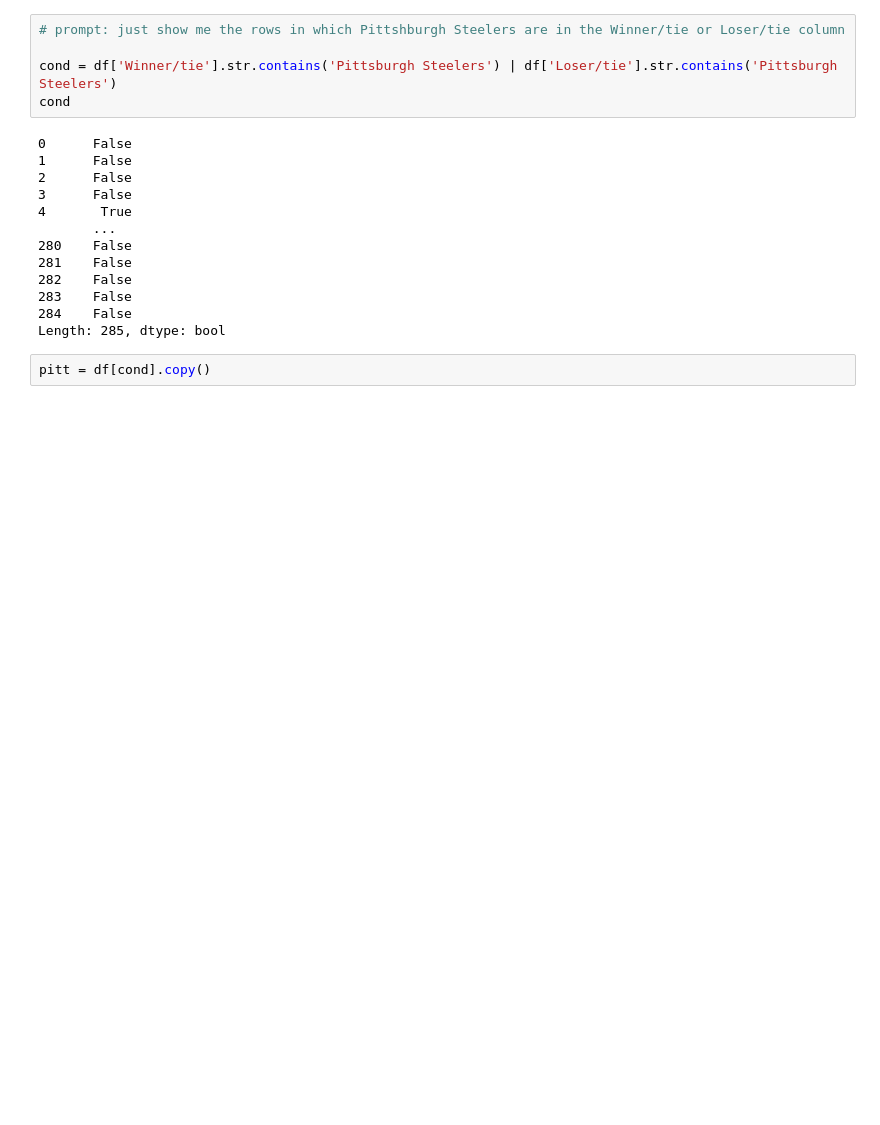
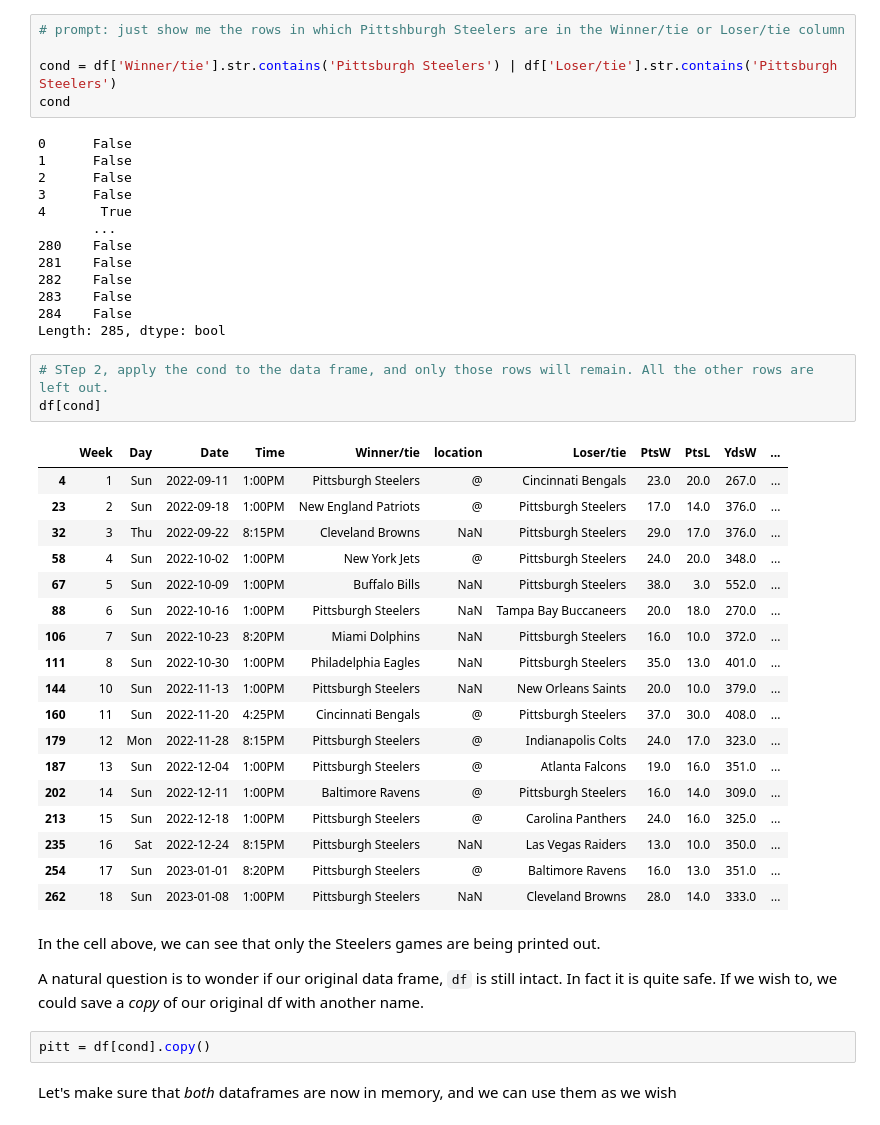
Before and after one commit to OptimalDecisions/sports-analytics-foundations, a Jupyter notebook: sa-getting-started/SA_1_0_0_Taking_Python_and_Pandas_for_a_Sports_Workout.ipynb, the cells around one changed output. Saved outputs shown, nothing was run; the diff lists cells and outputs as text; blank space fills up the shorter version.

```diff
--- a/sa-getting-started/SA_1_0_0_Taking_Python_and_Pandas_for_a_Sports_Workout.ipynb
+++ b/sa-getting-started/SA_1_0_0_Taking_Python_and_Pandas_for_a_Sports_Workout.ipynb
@@ -87,8 +152,36 @@ cond
 283    False
 284    False
 Length: 285, dtype: bool
+# %%
+# STep 2, apply the cond to the data frame, and only those rows will remain. All the other rows are left out.
+df[cond]
+# %% [output]
+|  | Week | Day | Date | Time | Winner/tie | location | Loser/tie | PtsW | PtsL | YdsW | ... |
+| 4 | 1 | Sun | 2022-09-11 | 1:00PM | Pittsburgh Steelers | @ | Cincinnati Bengals | 23.0 | 20.0 | 267.0 | ... |
+| 23 | 2 | Sun | 2022-09-18 | 1:00PM | New England Patriots | @ | Pittsburgh Steelers | 17.0 | 14.0 | 376.0 | ... |
+| 32 | 3 | Thu | 2022-09-22 | 8:15PM | Cleveland Browns | NaN | Pittsburgh Steelers | 29.0 | 17.0 | 376.0 | ... |
+| 58 | 4 | Sun | 2022-10-02 | 1:00PM | New York Jets | @ | Pittsburgh Steelers | 24.0 | 20.0 | 348.0 | ... |
+| 67 | 5 | Sun | 2022-10-09 | 1:00PM | Buffalo Bills | NaN | Pittsburgh Steelers | 38.0 | 3.0 | 552.0 | ... |
+| 88 | 6 | Sun | 2022-10-16 | 1:00PM | Pittsburgh Steelers | NaN | Tampa Bay Buccaneers | 20.0 | 18.0 | 270.0 | ... |
+| 106 | 7 | Sun | 2022-10-23 | 8:20PM | Miami Dolphins | NaN | Pittsburgh Steelers | 16.0 | 10.0 | 372.0 | ... |
+| 111 | 8 | Sun | 2022-10-30 | 1:00PM | Philadelphia Eagles | NaN | Pittsburgh Steelers | 35.0 | 13.0 | 401.0 | ... |
+| 144 | 10 | Sun | 2022-11-13 | 1:00PM | Pittsburgh Steelers | NaN | New Orleans Saints | 20.0 | 10.0 | 379.0 | ... |
+| 160 | 11 | Sun | 2022-11-20 | 4:25PM | Cincinnati Bengals | @ | Pittsburgh Steelers | 37.0 | 30.0 | 408.0 | ... |
+| 179 | 12 | Mon | 2022-11-28 | 8:15PM | Pittsburgh Steelers | @ | Indianapolis Colts | 24.0 | 17.0 | 323.0 | ... |
+| 187 | 13 | Sun | 2022-12-04 | 1:00PM | Pittsburgh Steelers | @ | Atlanta Falcons | 19.0 | 16.0 | 351.0 | ... |
+| 202 | 14 | Sun | 2022-12-11 | 1:00PM | Baltimore Ravens | @ | Pittsburgh Steelers | 16.0 | 14.0 | 309.0 | ... |
+| 213 | 15 | Sun | 2022-12-18 | 1:00PM | Pittsburgh Steelers | @ | Carolina Panthers | 24.0 | 16.0 | 325.0 | ... |
+| 235 | 16 | Sat | 2022-12-24 | 8:15PM | Pittsburgh Steelers | NaN | Las Vegas Raiders | 13.0 | 10.0 | 350.0 | ... |
+| 254 | 17 | Sun | 2023-01-01 | 8:20PM | Pittsburgh Steelers | @ | Baltimore Ravens | 16.0 | 13.0 | 351.0 | ... |
+| 262 | 18 | Sun | 2023-01-08 | 1:00PM | Pittsburgh Steelers | NaN | Cleveland Browns | 28.0 | 14.0 | 333.0 | ... |
+# %% [markdown]
+In the cell above, we can see that only the Steelers games are being printed out.
+
+A natural question is to wonder if our original data frame, `df` is still intact. In fact it is quite safe. If we wish to, we could save a *copy* of our original df with another name.
 # %%
 pitt = df[cond].copy()
+# %% [markdown]
+Let's make sure that *both* dataframes are now in memory, and we can use them as we wish
 # %%
 df.shape, pitt.shape
 # %% [output]
```
Also changed, not shown: parts of 22 cells of this notebook.
